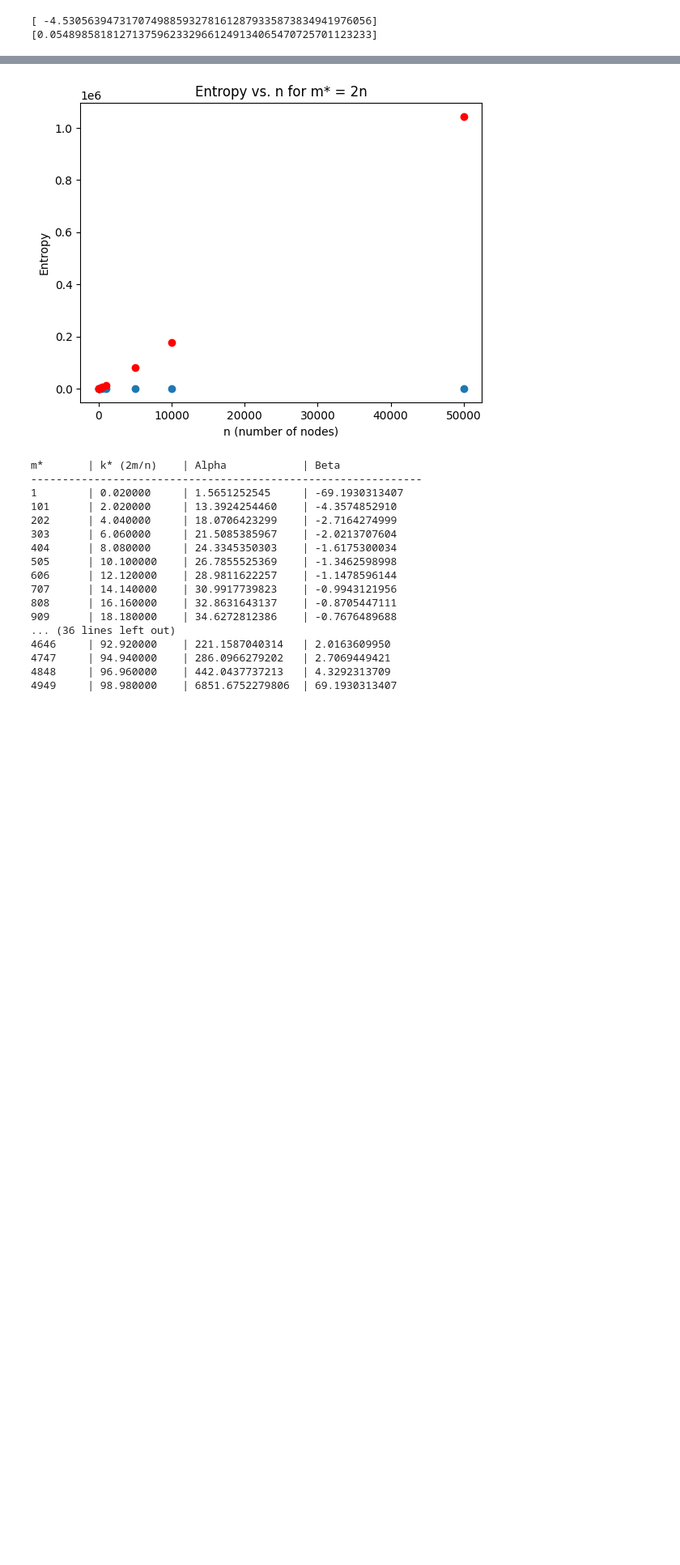
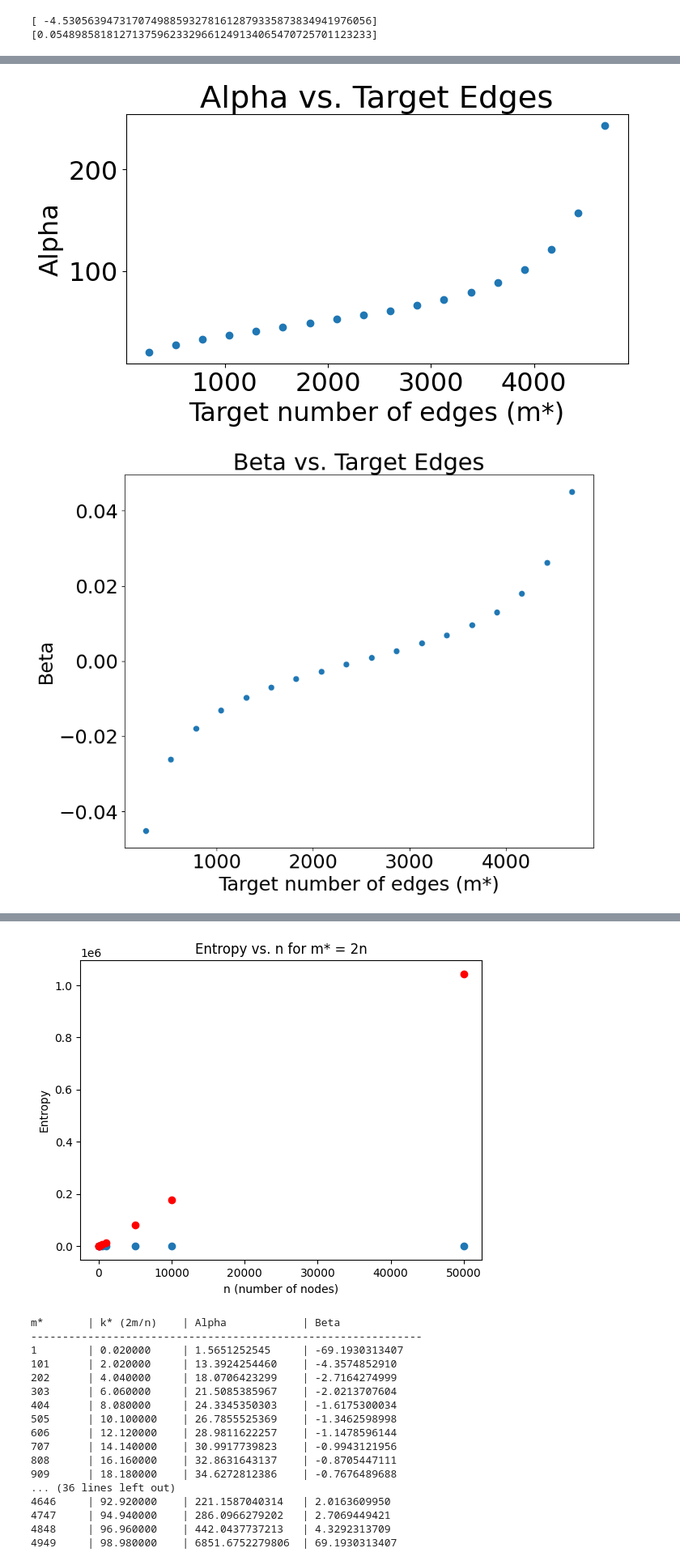
Before and after one commit to CarelessZebra/IIB_project, a Jupyter notebook: rootlog.ipynb, the cells around one changed output, grey strips where cells are left out. Shown at 81% size. Cells and saved outputs as stored; diff of their text form; code cells hidden in the pictures; blank space fills up the shorter version.

```diff
--- a/rootlog.ipynb
+++ b/rootlog.ipynb
@@ -789,0 +1106,18 @@ n=50000, m*=100000, alpha=559.6726689533209, beta=-0.004617682552571238, Entropy
+# %%
+matplotlib.rcParams.update({'font.size': 23})
+plt.figure(figsize=(8, 4))
+plt.scatter(m_star_list[1:-1], alpha_list[1:-1])
+plt.xlabel('Target number of edges (m*)')
+plt.ylabel('Alpha')
+plt.title('Alpha vs. Target Edges')
+
+plt.figure(figsize=(10, 8))
+plt.scatter(m_star_list[1:-1], beta_list[1:-1])
+plt.xlabel('Target number of edges (m*)')
+plt.ylabel('Beta')
+plt.title('Beta vs. Target Edges')
+
+plt.show()
+# %% [output]
+[figure, added]
+[figure, added]
```
Also changed, not shown: parts of 21 cells of this notebook, 12 other files.
